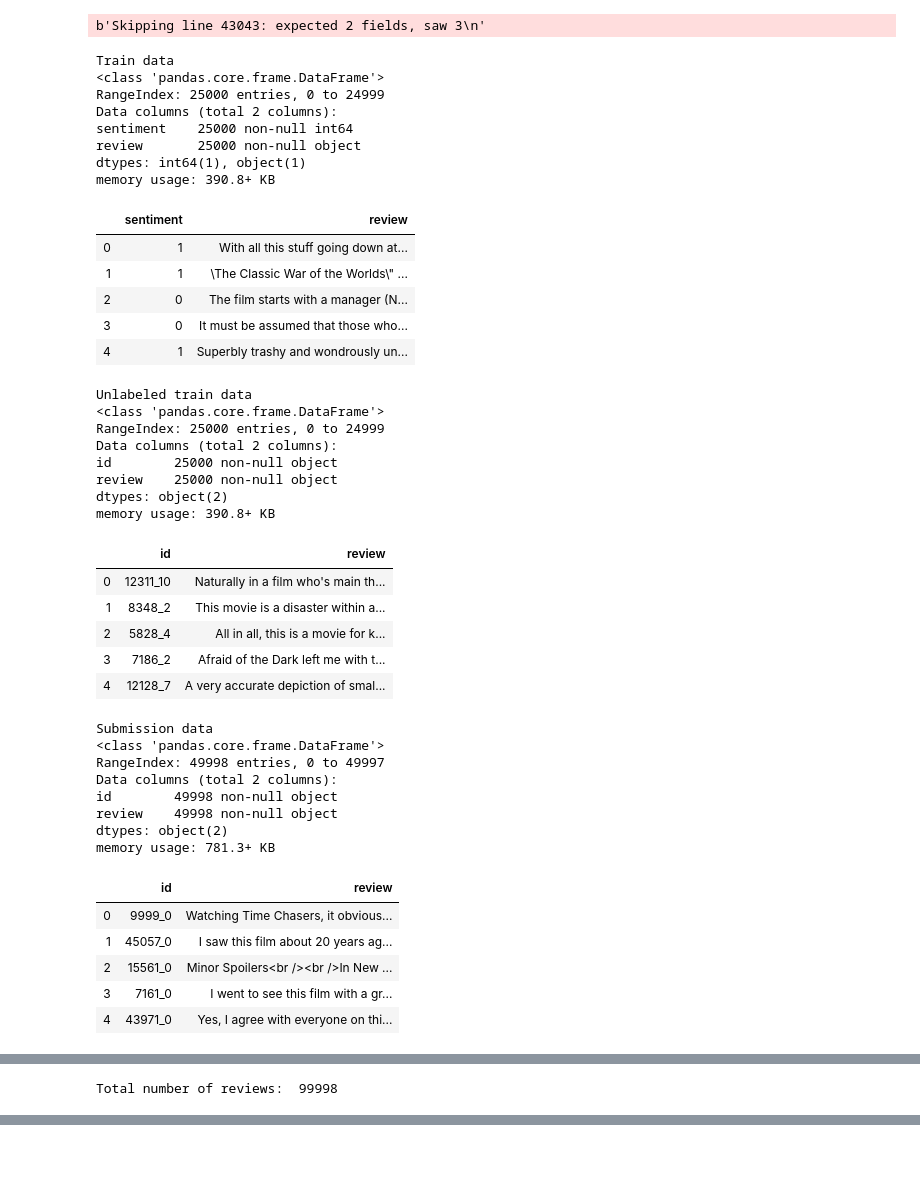
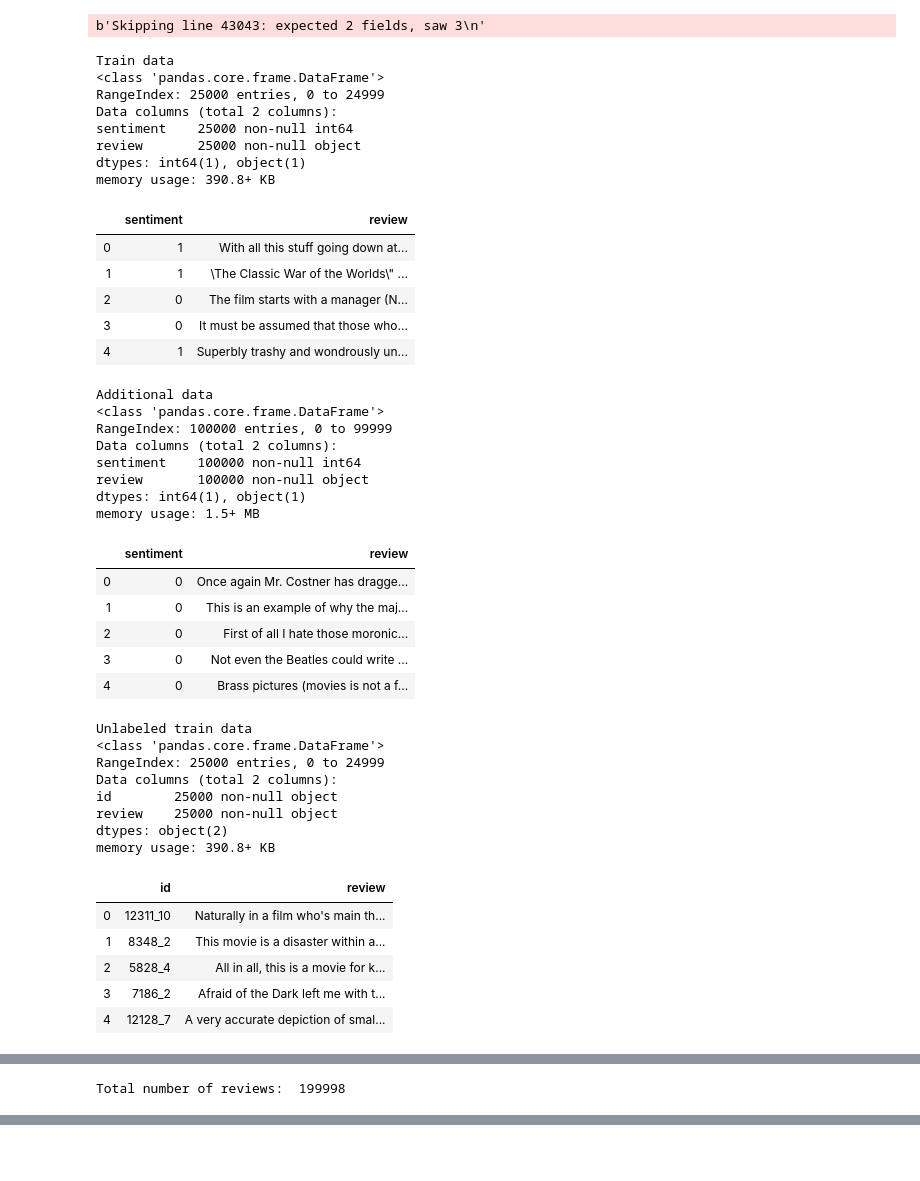
Before and after one commit to sunghan-kim/Kaggle, a Jupyter notebook: nlp/Bag-of-Words-Meets-Bags-of-Popcorn/notebook/transcription/NB03_IMDB-review-Word2Vec-&-BiLSTM.ipynb, the cells around one changed output, grey strips where cells are left out. Cells and saved outputs as stored; diff of their text form; code cells hidden in the pictures.

```diff
--- a/nlp/Bag-of-Words-Meets-Bags-of-Popcorn/notebook/transcription/NB03_IMDB-review-Word2Vec-&-BiLSTM.ipynb
+++ b/nlp/Bag-of-Words-Meets-Bags-of-Popcorn/notebook/transcription/NB03_IMDB-review-Word2Vec-&-BiLSTM.ipynb
@@ -89,81 +101,67 @@ additional_data = pd.DataFrame()
 
 if notebook_pos == "local" :
 
-    train_data = pd.read_csv(filepath_or_buffer='../../input/labeledTrainData.tsv',
-                             usecols=usecols,
-                             sep='\t')
-    #additional_data = pd.read_csv(filepath_or_buffer='../../input/imdb_master_filtered.csv',
-    #                              sep='\t')[usecols]
-    unlabeled_data = pd.read_csv(filepath_or_buffer='../../input/unlabeledTrainData.tsv',
-                                 error_bad_lines=False,
-                                 sep='\t')
-    submission_data = pd.read_csv(filepath_or_buffer='../../input/testData.tsv',
-                                  sep='\t')
+    train_data = pd.read_csv(filepath_or_buffer='../../input/labeledTrainData.tsv', usecols=usecols, sep='\t')
+    additional_data = pd.read_csv(filepath_or_buffer='../../input/imdb_master_filtered.csv')[usecols]
+    unlabeled_data = pd.read_csv(filepath_or_buffer='../../input/unlabeledTrainData.tsv', error_bad_lines=False, sep='\t')
+    submission_data = pd.read_csv(filepath_or_buffer='../../input/testData.tsv', sep='\t')
 
 else :
 
-    train_data = pd.read_csv(filepath_or_buffer='../input/word2vec-nlp-tutorial/labeledTrainData.tsv',
-                             usecols=usecols,
-                             sep='\t')
-    #additional_data = pd.read_csv(filepath_or_buffer='../input/imdb-review-dataset/imdb_master_filtered.csv',
-    #                              sep='\t')[usecols]
-    unlabeled_data = pd.read_csv(filepath_or_buffer="../input/word2vec-nlp-tutorial/unlabeledTrainData.tsv",
-                                 error_bad_lines=False,
-                                 sep='\t')
-    submission_data = pd.read_csv(filepath_or_buffer="../input/word2vec-nlp-tutorial/testData.tsv",
-                                  sep='\t')
+    train_data = pd.read_csv(filepath_or_buffer='../input/word2vec-nlp-tutorial/labeledTrainData.tsv', usecols=usecols, sep='\t')
+    additional_data = pd.read_csv(filepath_or_buffer='../input/imdb-review-dataset/imdb_master_filtered.csv', sep='\t')[usecols]
+    unlabeled_data = pd.read_csv(filepath_or_buffer="../input/word2vec-nlp-tutorial/unlabeledTrainData.tsv",  error_bad_lines=False, sep='\t')
+    submission_data = pd.read_csv(filepath_or_buffer="../input/word2vec-nlp-tutorial/testData.tsv", sep='\t')
 # %% [output]
 b'Skipping line 43043: expected 2 fields, saw 3\n'
 # %%
-#datasets = [train_data, additional_data, submission_data, unlabeled_data]
-datasets = [train_data, submission_data, unlabeled_data] # additional_data
-#titles = ['Train data', 'Additional data', 'Unlabeled train data', 'Submission data']
-titles = ['Train data', 'Unlabeled train data', 'Submission data'] # 'Additional data'
+datasets = [train_data, additional_data, submission_data, unlabeled_data]
+titles = ['Train data', 'Additional data', 'Unlabeled train data', 'Submission data']
 
 for dataset, title in zip(datasets, titles) :
     print(title)
     dataset.info()
     display(dataset.head())
 # %% [output]
 Train data
 <class 'pandas.core.frame.DataFrame'>
 RangeIndex: 25000 entries, 0 to 24999
 Data columns (total 2 columns):
 sentiment    25000 non-null int64
 review       25000 non-null object
 dtypes: int64(1), object(1)
 memory usage: 390.8+ KB
 |  | sentiment | review |
 | 0 | 1 | With all this stuff going down at... |
 | 1 | 1 | \The Classic War of the Worlds\" ... |
 | 2 | 0 | The film starts with a manager (N... |
 | 3 | 0 | It must be assumed that those who... |
 | 4 | 1 | Superbly trashy and wondrously un... |
-Unlabeled train data
+Additional data
 <class 'pandas.core.frame.DataFrame'>
-RangeIndex: 25000 entries, 0 to 24999
+RangeIndex: 100000 entries, 0 to 99999
 Data columns (total 2 columns):
-id        25000 non-null object
-review    25000 non-null object
-dtypes: object(2)
-memory usage: 390.8+ KB
+sentiment    100000 non-null int64
+review       100000 non-null object
+dtypes: int64(1), object(1)
+memory usage: 1.5+ MB
-|  | id | review |
-| 0 | 12311_10 | Naturally in a film who's main th... |
-| 1 | 8348_2 | This movie is a disaster within a... |
-| 2 | 5828_4 | All in all, this is a movie for k... |
-| 3 | 7186_2 | Afraid of the Dark left me with t... |
-| 4 | 12128_7 | A very accurate depiction of smal... |
+|  | sentiment | review |
+| 0 | 0 | Once again Mr. Costner has dragge... |
+| 1 | 0 | This is an example of why the maj... |
+| 2 | 0 | First of all I hate those moronic... |
+| 3 | 0 | Not even the Beatles could write ... |
+| 4 | 0 | Brass pictures (movies is not a f... |
-Submission data
+Unlabeled train data
 <class 'pandas.core.frame.DataFrame'>
-RangeIndex: 49998 entries, 0 to 49997
+RangeIndex: 25000 entries, 0 to 24999
 Data columns (total 2 columns):
-id        49998 non-null object
-review    49998 non-null object
+id        25000 non-null object
+review    25000 non-null object
 dtypes: object(2)
-memory usage: 781.3+ KB
+memory usage: 390.8+ KB
 |  | id | review |
-| 0 | 9999_0 | Watching Time Chasers, it obvious... |
-| 1 | 45057_0 | I saw this film about 20 years ag... |
-| 2 | 15561_0 | Minor Spoilers<br /><br />In New ... |
-| 3 | 7161_0 | I went to see this film with a gr... |
-| 4 | 43971_0 | Yes, I agree with everyone on thi... |
+| 0 | 12311_10 | Naturally in a film who's main th... |
+| 1 | 8348_2 | This movie is a disaster within a... |
+| 2 | 5828_4 | All in all, this is a movie for k... |
+| 3 | 7186_2 | Afraid of the Dark left me with t... |
+| 4 | 12128_7 | A very accurate depiction of smal... |
@@ -175,5 +187,5 @@ for dataset in datasets :
 
 print('Total number of reviews: ', len(all_reviews))
 # %% [output]
-Total number of reviews:  99998
+Total number of reviews:  199998
 # %%
```
Also changed, not shown: parts of 36 cells of this notebook, 6 other files.
